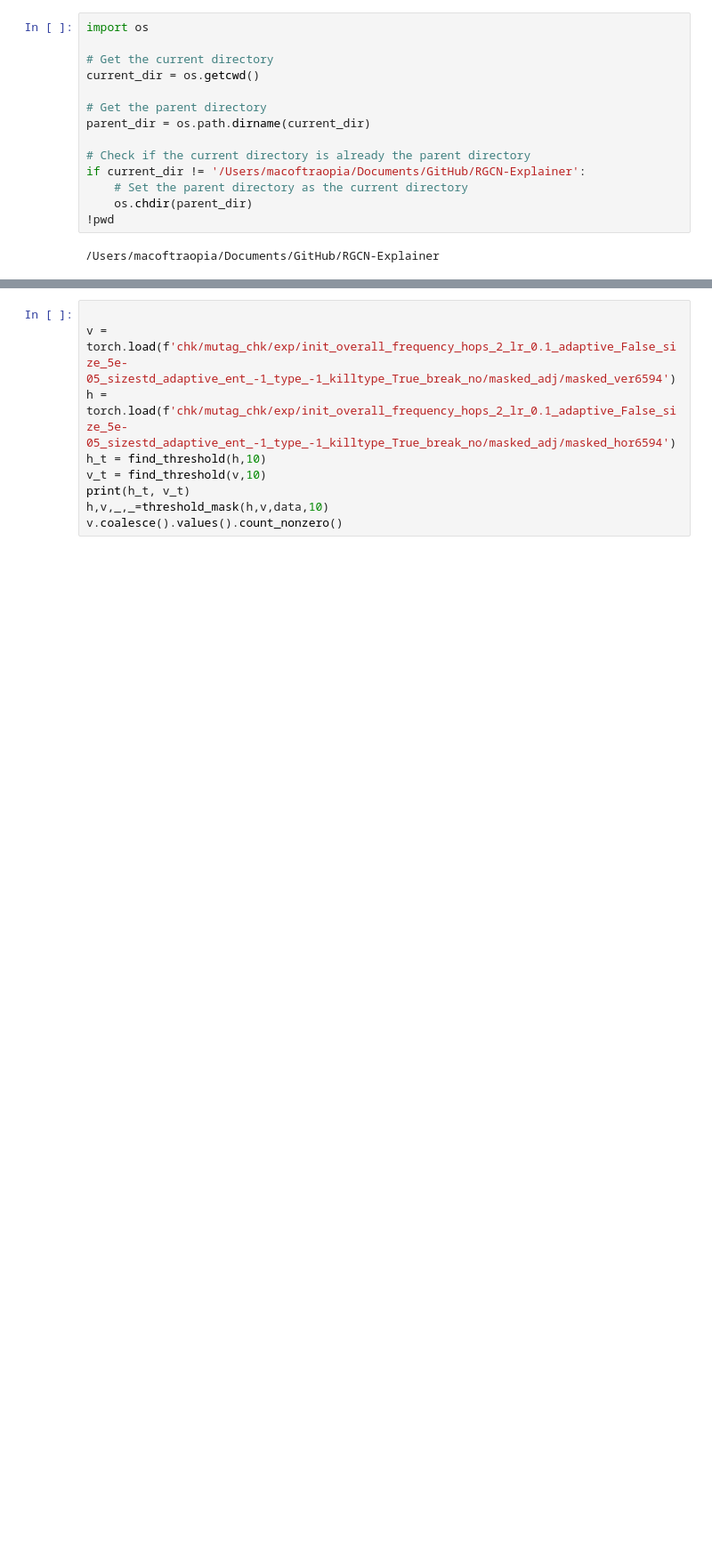
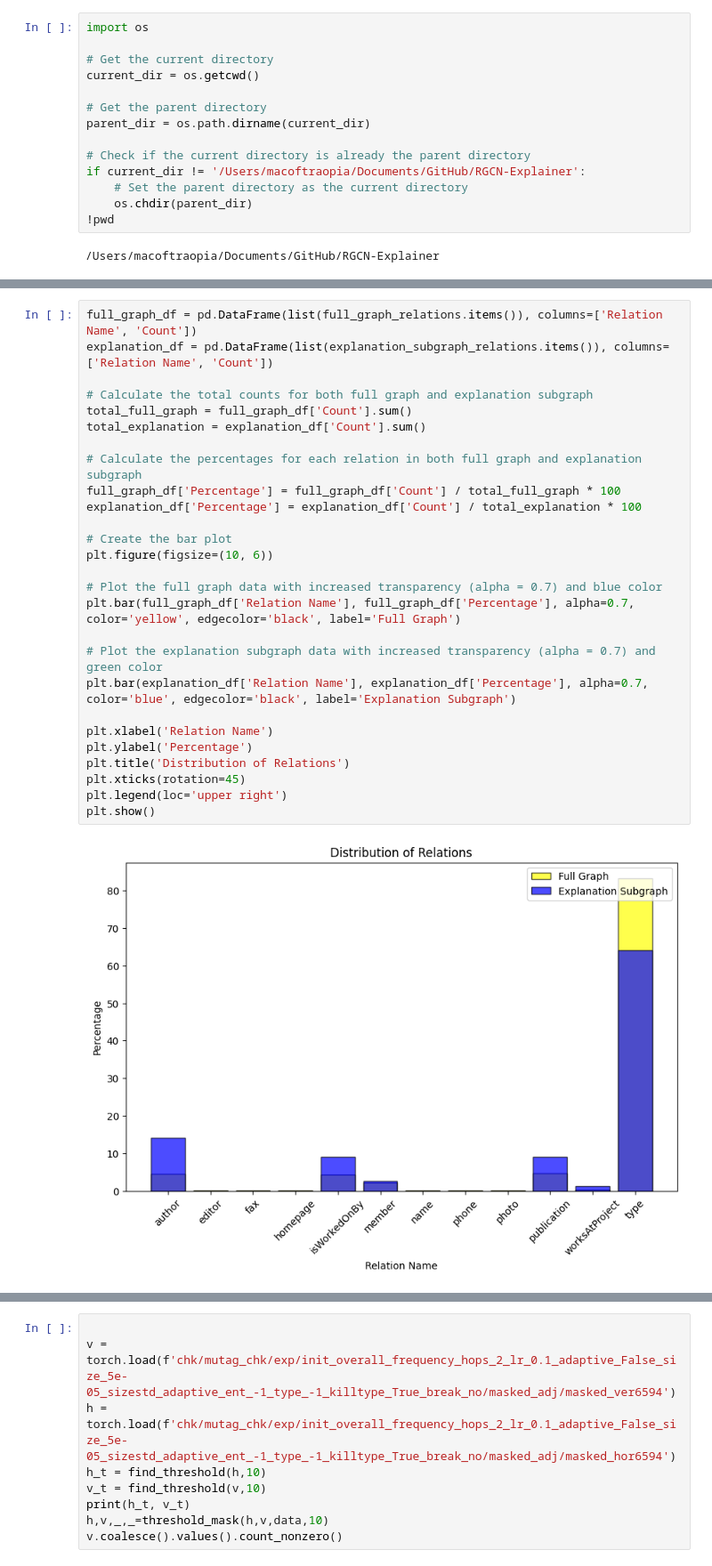
Before and after one commit to traopia/RGCN-Explainer, a Jupyter notebook: RGCN_stuff/try_predictions.ipynb, the cells around one changed output, grey strips where cells are left out. Shown at 89% size. Cells and saved outputs as stored; diff of their text form; blank space fills up the shorter version.

```diff
--- a/RGCN_stuff/try_predictions.ipynb
+++ b/RGCN_stuff/try_predictions.ipynb
@@ -54,0 +271,29 @@ loaded data mutag (0.4233s).
+# %%
+full_graph_df = pd.DataFrame(list(full_graph_relations.items()), columns=['Relation Name', 'Count'])
+explanation_df = pd.DataFrame(list(explanation_subgraph_relations.items()), columns=['Relation Name', 'Count'])
+
+# Calculate the total counts for both full graph and explanation subgraph
+total_full_graph = full_graph_df['Count'].sum()
+total_explanation = explanation_df['Count'].sum()
+
+# Calculate the percentages for each relation in both full graph and explanation subgraph
+full_graph_df['Percentage'] = full_graph_df['Count'] / total_full_graph * 100
+explanation_df['Percentage'] = explanation_df['Count'] / total_explanation * 100
+
+# Create the bar plot
+plt.figure(figsize=(10, 6))
+
+# Plot the full graph data with increased transparency (alpha = 0.7) and blue color
+plt.bar(full_graph_df['Relation Name'], full_graph_df['Percentage'], alpha=0.7, color='yellow', edgecolor='black', label='Full Graph')
+
+# Plot the explanation subgraph data with increased transparency (alpha = 0.7) and green color
+plt.bar(explanation_df['Relation Name'], explanation_df['Percentage'], alpha=0.7, color='blue', edgecolor='black', label='Explanation Subgraph')
+
+plt.xlabel('Relation Name')
+plt.ylabel('Percentage')
+plt.title('Distribution of Relations')
+plt.xticks(rotation=45)
+plt.legend(loc='upper right')
+plt.show()
+# %% [output]
+[figure, added]
```
Also changed, not shown: parts of 11 cells of this notebook, 10 other files.
